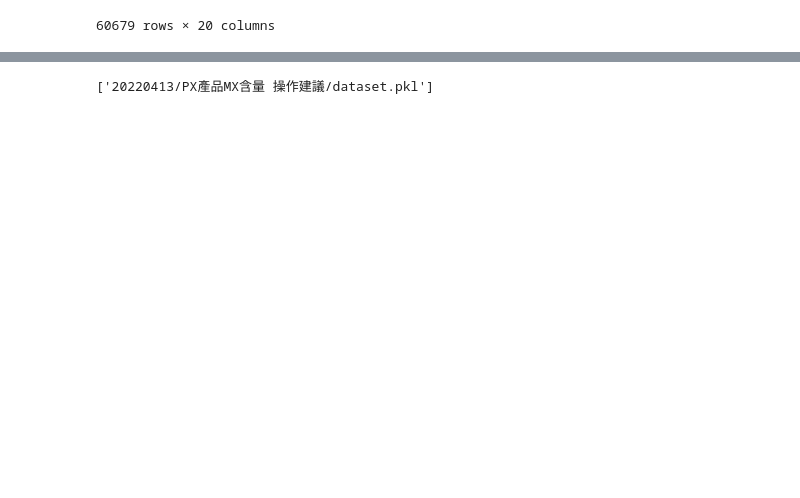
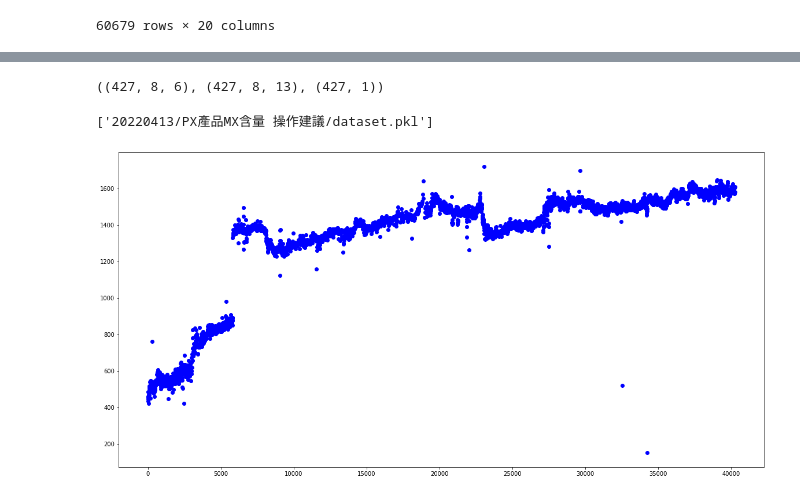
Before and after one commit to KaichiehKJ/R911R912, a Jupyter notebook: PX產品MX含量 操作建議/process.ipynb, the cells around one changed output, grey strips where cells are left out. Saved outputs shown, nothing was run; the diff lists cells and outputs as text; code cells hidden in the pictures; blank space fills up the shorter version.

```diff
--- a/PX產品MX含量 操作建議/process.ipynb
+++ b/PX產品MX含量 操作建議/process.ipynb
@@ -121,3 +126,7 @@ df_xy
 | 60677 | 1847.302979 | 1559.107544 | 547.967651 | 638.237244 | 905.000000 | ... |
 | 60678 | 1851.685181 | 1558.405762 | 548.199829 | 634.467468 | 905.000000 | ... |
 60679 rows × 20 columns
+# %%
+df_xy = df_xy.loc[(df_xy["ARO2-DCS-FI91601"] > 520),:]
+df_xy.loc[df_xy["ARO2-LIMS-s922@MX"] > 2000, "ARO2-LIMS-s922@MX"] = np.nan
+df_xy.reset_index(drop = True, inplace = True)
@@ -150,0 +169,32 @@ cut_point = int(len(select_index) * 0.9)
+# %%
+for i in range(0,8): # T 4:(3+1) 8:(7+1)
+  if i == 0:
+    train_index = select_index[:cut_point]
+    test_index = select_index[cut_point:]
+  else:
+    train_index = train_index + (np.array(select_index[:cut_point]) -i).tolist()
+    test_index = test_index + (np.array(select_index[cut_point:]) -i).tolist()
+
+train_index = sorted(train_index)
+test_index = sorted(test_index)
+# %%
+mm_a = MinMaxScaler()
+mm_s = MinMaxScaler()
+mm_y = MinMaxScaler()
+
+
+mm_a.fit(df_xy.loc[train_index,a_col])
+mm_s.fit(df_xy.loc[train_index,s_col])
+mm_y.fit(df_xy.loc[train_index, y_col])
+
+# train
+df_xy.loc[train_index, a_col] = mm_a.transform(df_xy.loc[train_index,a_col])
+df_xy.loc[train_index, s_col] = mm_s.transform(df_xy.loc[train_index,s_col])
+df_xy.loc[train_index, y_col[0]] = mm_y.transform(df_xy.loc[train_index, y_col])[:,0]
+
+df_xy.loc[test_index, a_col] = mm_a.transform(df_xy.loc[test_index, a_col])
+df_xy.loc[test_index, s_col] = mm_s.transform(df_xy.loc[test_index, s_col])
+df_xy.loc[test_index, y_col[0]] = mm_y.transform(df_xy.loc[test_index, y_col])[:,0]
+
+
+df_xy
@@ -204,6 +286,19 @@ train_data['action'].shape,train_data['state'].shape,train_data['value'].shape
+# %%
+test_data['action'].shape,test_data['state'].shape,test_data['value'].shape
+# %% [output]
+((427, 8, 6), (427, 8, 13), (427, 1))
 # %%
 #保存
 data = [train_data, test_data]
 joblib.dump(data,'20220413/PX產品MX含量 操作建議/dataset.pkl')
 # %% [output]
 ['20220413/PX產品MX含量 操作建議/dataset.pkl']
+# %%
+import matplotlib.pyplot as plt
+plt.figure(figsize=(20,10))
+plt.scatter(select_index, mm_y.inverse_transform(df_xy[y_col[0]].dropna().values.reshape(-1, 1)).reshape(-1,1), c ="blue")
+
+# To show the plot
+plt.show()
+# %% [output]
+[figure, added]
```
Also changed, not shown: parts of 8 cells of this notebook, 6 other files.
